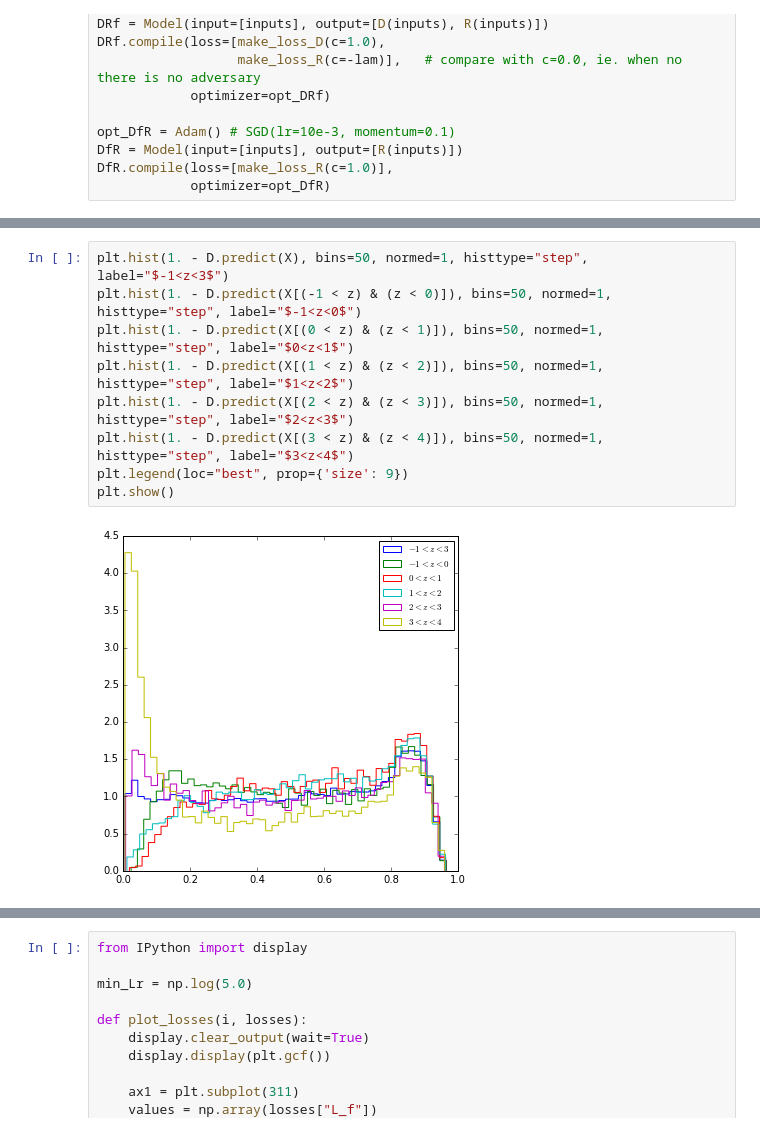
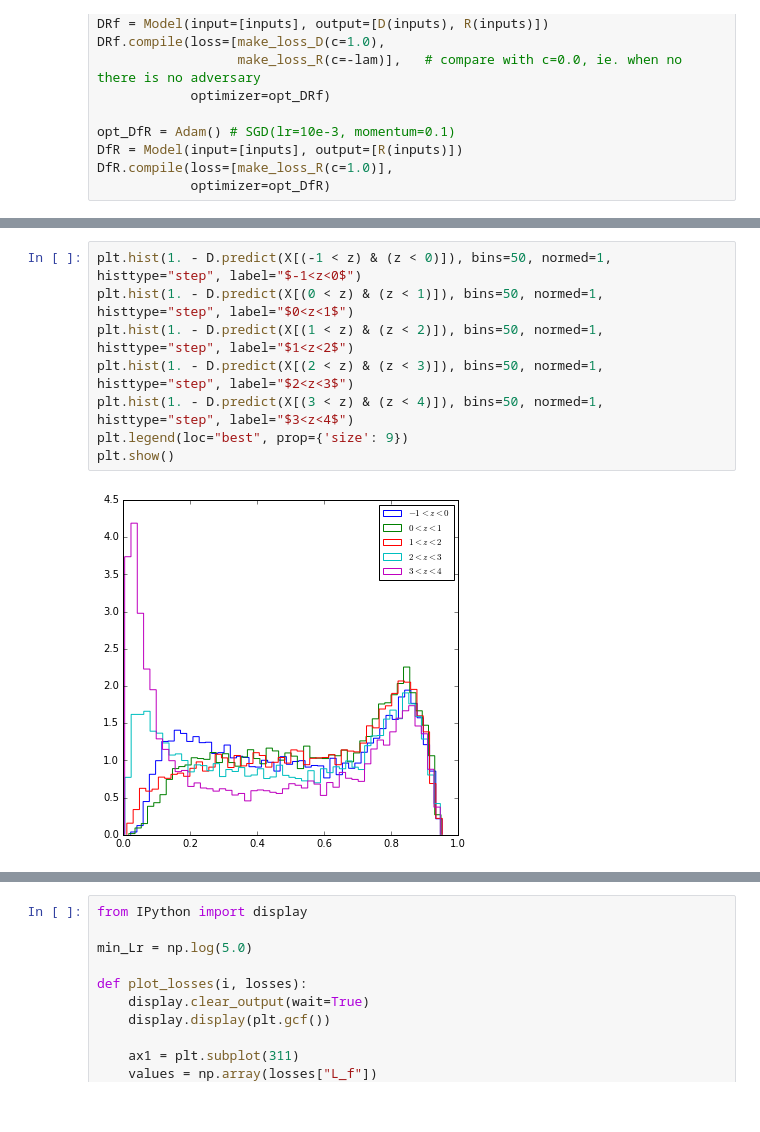
Before and after one commit to glouppe/paper-learning-to-pivot, a Jupyter notebook: code/Toy.ipynb, the cells around one changed output, grey strips where cells are left out. Drawn from its saved outputs; the diff is of its cells as text.

```diff
--- a/code/Toy.ipynb
+++ b/code/Toy.ipynb
@@ -607,15 +604,14 @@ Epoch 10/10
 <keras.callbacks.History at 0x...>
 # %%
-plt.hist(1. - D.predict(X), bins=50, normed=1, histtype="step", label="$-1<z<3$")
 plt.hist(1. - D.predict(X[(-1 < z) & (z < 0)]), bins=50, normed=1, histtype="step", label="$-1<z<0$")
 plt.hist(1. - D.predict(X[(0 < z) & (z < 1)]), bins=50, normed=1, histtype="step", label="$0<z<1$")
 plt.hist(1. - D.predict(X[(1 < z) & (z < 2)]), bins=50, normed=1, histtype="step", label="$1<z<2$")
 plt.hist(1. - D.predict(X[(2 < z) & (z < 3)]), bins=50, normed=1, histtype="step", label="$2<z<3$")
 plt.hist(1. - D.predict(X[(3 < z) & (z < 4)]), bins=50, normed=1, histtype="step", label="$3<z<4$")
 plt.legend(loc="best", prop={'size': 9})
 plt.show()
 # %% [output]
-[figure, old version]
+[figure, new version]
 # %%
 X_test = np.random.rand(25000, 2)
 X_test[:, 0] *= 10.
```
Also changed, not shown: parts of 28 cells of this notebook.
